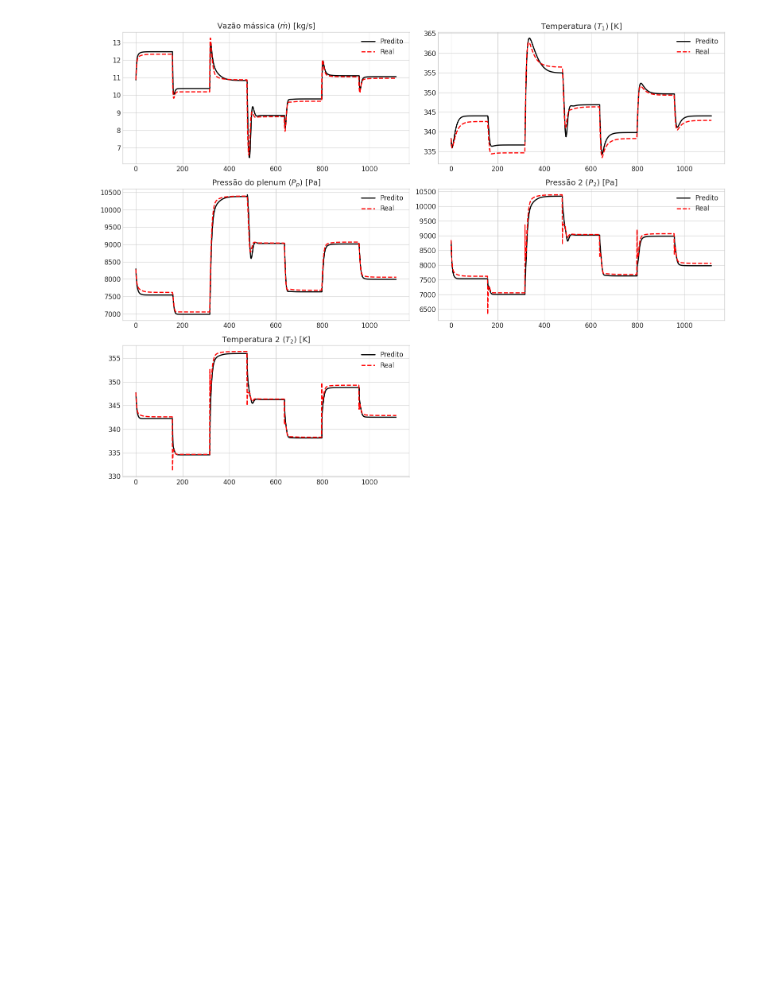
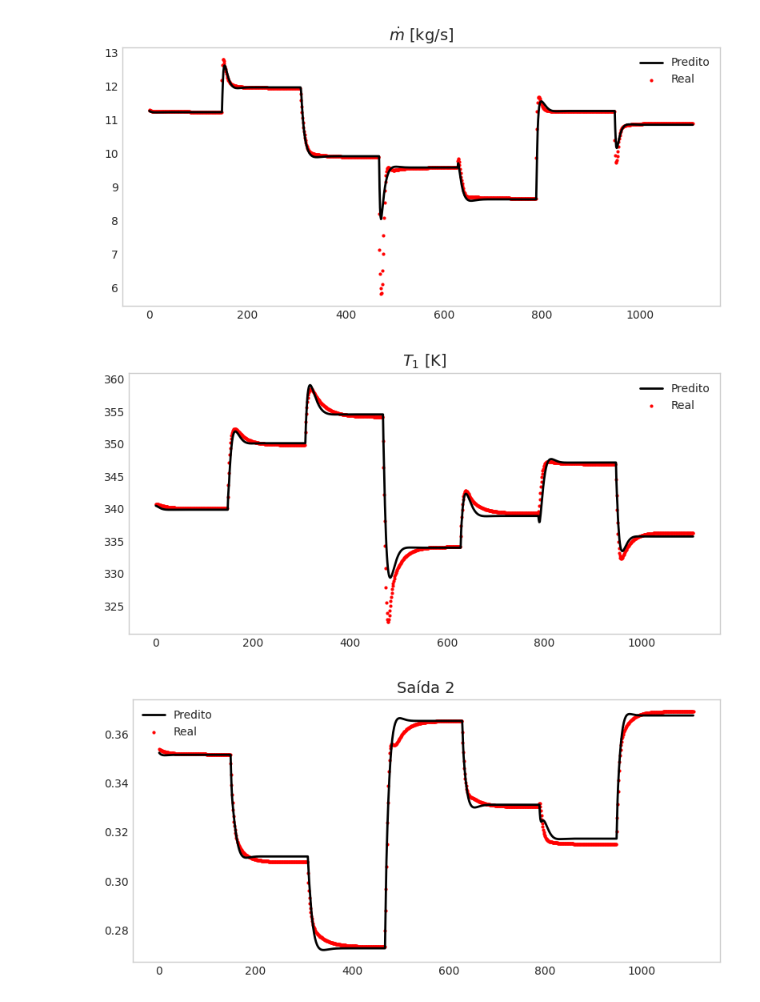
Before and after one commit to MMatheusB/UFBA, a Jupyter notebook: New_project/teste.ipynb, the cells around one changed output. Drawn from its saved outputs; the diff is of its cells as text; code cells hidden in the pictures; blank space fills up the shorter version.

Commit message:
parametros

```diff
--- a/New_project/teste.ipynb
+++ b/New_project/teste.ipynb
@@ -175,7 +196,7 @@ alphas_teste = qmc.scale(samples_alphas_teste, 0.35, 0.65).flatten()
 
 sim2 = sim = Simulation(plenum_sys, compressor, x0, z0, u0, nAlphas_teste, alphas_teste, N_RotS_teste, 160, dt, timestep)
 x_values_teste, z_values_teste, time_steps, alpha_values_teste, N_values_teste, x_teste, y_teste, x_min, x_max, y_min, y_max = sim.run()
-interval3 = np.linspace(0, 40*nAlphas_teste, len(x_teste))
+interval3 = np.linspace(0, 160*nAlphas_teste, len(x_teste))
 # %%
 import torch
 
@@ -220,7 +241,7 @@ if x_teste_np.ndim == 1:
     x_teste_np = x_teste_np[np.newaxis, ...]  # Adiciona dimensão de batch (batch=1)
 
 # Carregar o modelo ONNX
-ort_session = ort.InferenceSession("modelo_simples11.onnx")
+ort_session = ort.InferenceSession("modelo_simples13.onnx")
 
 # Executar inferência corretamente
 input_name = ort_session.get_inputs()[0].name
@@ -318,41 +368,34 @@ Tempo de teste: 0.1000s
 # %%
 import matplotlib.pyplot as plt
 import numpy as np
 
-plt.style.use("seaborn-v0_8-whitegrid")
+# Converter listas para numpy arrays (removendo os 3 primeiros)
+massFlowrate_pred = np.array(massFlowrate_pred[3:])
+Temperatura_pred = np.array(Temperatura_pred[3:])
+PlenumPressure_pred = np.array(PlenumPressure_pred[3:])
+Pressure2_pred = np.array(Pressure2_pred[3:])
+Temperatura2_pred = np.array(Temperatura2_pred[3:])
+all_predictions = np.array(all_predictions)[3:]  # se necessário
+y_teste = np.array(y_teste)[3:]
 
-# Converter listas para numpy arrays
-massFlowrate_pred = np.array(massFlowrate_pred[3:])
-Temperatura_pred = np.array(Temperatura[3:])
-PlenumPressure_pred = np.array(PlenumPressure_pred[3:])
-Pressure2_pred = np.array(Pressure2[3:])
-Temperatura2_pred = np.array(Temperatura2[3:])
-y_teste = np.array(y_teste)
-
-# Criar figura
-fig, axs = plt.subplots(3, 2, figsize=(16, 12))
-axs = axs.ravel()  # Deixa como vetor para indexar facilmente
-
-# Títulos e unidades
-titles_units = [
-    (r'Vazão mássica ($\dot{m}$) [kg/s]', massFlowrate_pred, y_teste[:, 0]),
-    (r'Temperatura ($T_1$) [K]', Temperatura_pred, y_teste[:, 1]),
-    (r'Pressão do plenum ($P_p$) [Pa]', PlenumPressure_pred, y_teste[:, 3]),  # confirme o índice
-    (r'Pressão 2 ($P_2$) [Pa]', Pressure2_pred, y_teste[:, 4]),              # confirme o índice
-    (r'Temperatura 2 ($T_2$) [K]', Temperatura2_pred, y_teste[:, 11])        # confirme o índice
+labels = [
+    r'$\dot{m}$ [kg/s]', r'$T_1$ [K]', r'Saída 2', r'$P_p$ [Pa]', r'$P_2$ [Pa]', r'Saída 5',
+    r'Saída 6', r'Saída 7', r'Saída 8', r'Saída 9', r'Saída 10', r'$T_2$ [K]',
+    r'Saída 12', r'Saída 13'
 ]
 
-for i, (title, pred, real) in enumerate(titles_units):
-    axs[i].plot(pred, label='Predito', color='black', linewidth=2)
-    axs[i].plot(real, label='Real', color='red', linestyle='--', linewidth=2)
-    axs[i].set_title(title, fontsize=14)
-    axs[i].legend(fontsize=12)
-    axs[i].tick_params(axis='both', labelsize=12)
-
-# Remover último subplot vazio se necessário
-fig.delaxes(axs[-1])
-
-plt.tight_layout()
-plt.show()
+# Mostrar um gráfico por vez
+for i in range(14):
+    plt.figure(figsize=(8, 4))
+    plt.plot(all_predictions[:, i], label='Predito', color='black', linewidth=2)
+    plt.scatter(np.arange(len(y_teste[:, i])), y_teste[:, i], label='Real', color='red', s=4)
+    plt.title(labels[i], fontsize=14)
+    plt.legend(fontsize=10)
+    plt.tick_params(axis='both', labelsize=10)
+    plt.grid(False)
+    plt.tight_layout()
+    plt.show()
 # %% [output]
-[figure, old version]
+[figure, new version]
+[figure, added]
+[figure, added]
```
Also changed, not shown: parts of 7 cells of this notebook, 5 other files.
